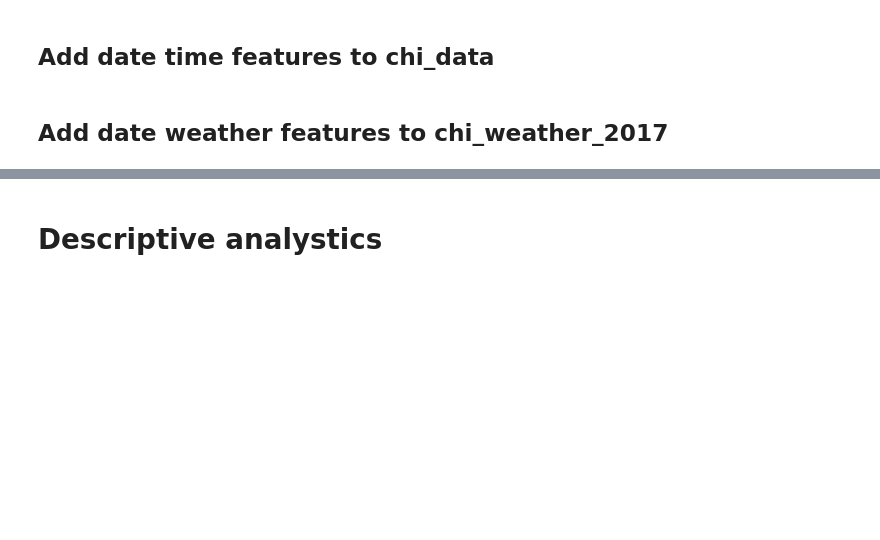
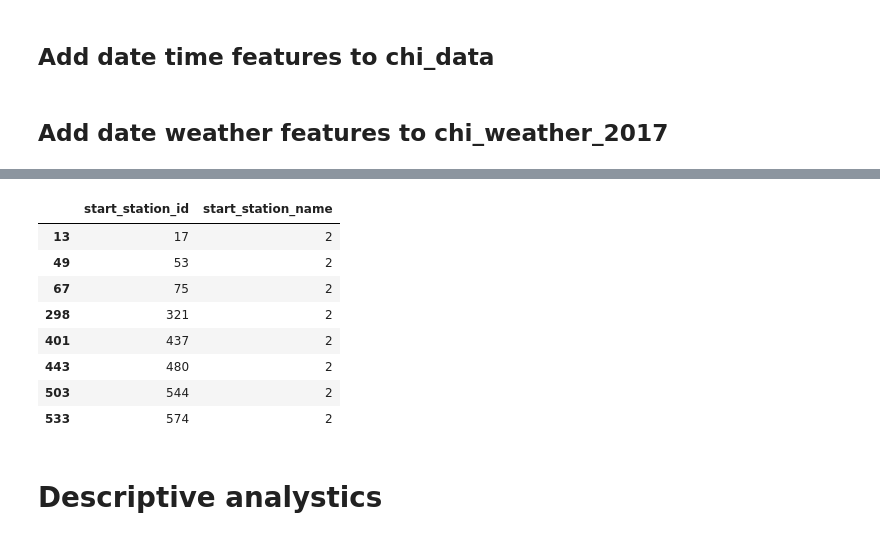
Before and after one commit to NeffIsBack/ThePredictors_DSML_Team_Assignment, a Jupyter notebook: Descriptive_Analytics.ipynb, the cells around one changed output, grey strips where cells are left out. Drawn from its saved outputs; the diff is of its cells as text; code cells hidden in the pictures; blank space fills up the shorter version.

```diff
--- a/Descriptive_Analytics.ipynb
+++ b/Descriptive_Analytics.ipynb
@@ -211,0 +203,9 @@ chi_weather_2017["mean_temp"] = (chi_weather_2017['max_temp']+chi_weather_2017['
+# %%
+chi_data_idcheck = chi_data[['start_station_id', 'start_station_name']]
+# %%
+grouped_chi_data = chi_data_idcheck.groupby(['start_station_id'])
+grouped_chi_data = grouped_chi_data.agg({"start_station_name": "nunique"})
+
+grouped_chi_data = grouped_chi_data. reset_index()
+
+print(grouped_chi_data)
@@ -211,0 +227,15 @@ chi_weather_2017["mean_temp"] = (chi_weather_2017['max_temp']+chi_weather_2017['
+# %%
+bad_ids = grouped_chi_data[grouped_chi_data['start_station_name']>1]
+bad_ids
+
+#listing IDs that are associated with multiple names
+# %% [output]
+|  | start_station_id | start_station_name |
+| 13 | 17 | 2 |
+| 49 | 53 | 2 |
+| 67 | 75 | 2 |
+| 298 | 321 | 2 |
+| 401 | 437 | 2 |
+| 443 | 480 | 2 |
+| 503 | 544 | 2 |
+| 533 | 574 | 2 |
```
Also changed, not shown: parts of 76 cells of this notebook.
